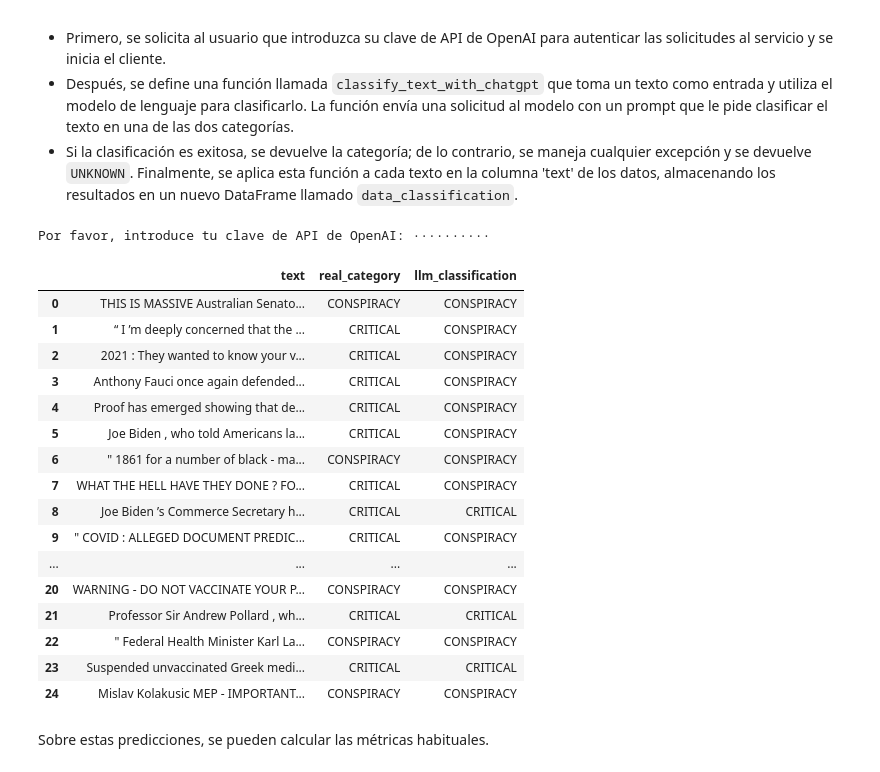
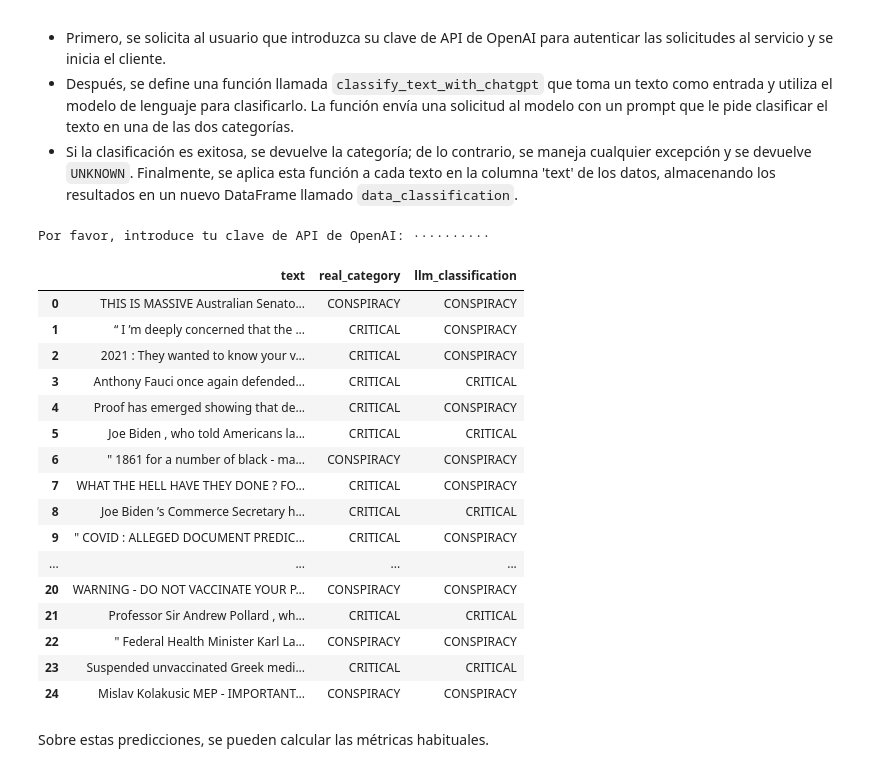
Before and after one commit to jgromero/dasoc-ap, a Jupyter notebook: conspiraciones/llms-conspiraciones.ipynb, the cells around one changed output. Cells and saved outputs as stored; diff of their text form; code cells hidden in the pictures.

```diff
--- a/conspiraciones/llms-conspiraciones.ipynb
+++ b/conspiraciones/llms-conspiraciones.ipynb
@@ -315,43 +315,43 @@ client = OpenAI(api_key=my_api_key)
 def classify_text_with_chatgpt(text):
     try:
         response = client.chat.completions.create(
-            model="gpt-5.2",
+            model="gpt-4o-mini",
             messages=[{
                 "role": "developer",
                 "content": f"Classify the following text as CONSPIRACY or CRITICAL: {text}. Ensure that you use exactly and only one of these two labels!"}]
         )
         classification = response.choices[0].message.content.strip()
         return classification
     except Exception as e:
         print(f"Error while classifying the text '{text}': {e}")
         return "UNKNOWN"
 
 # Aplicar clasificación a cada texto en la columna 'text'
 # (limitado a los `limit` primeros mensajes)
 classifications = []
 limit = 25
 
 for text in tqdm(data['text'][:limit], desc="Classifying texts"):
     classification = classify_text_with_chatgpt(text)
     classifications.append(classification)
 
 # Crear DataFrame con los resultados
 data_classification = pd.DataFrame({
     'text': data['text'][:limit],
     'real_category': data['category'][:limit],
     'llm_classification': classifications
 })
 
 data_classification
 # %% [output]
 Por favor, introduce tu clave de API de OpenAI: ··········
 |  | text | real_category | llm_classification |
 | 0 | THIS IS MASSIVE Australian Senato... | CONSPIRACY | CONSPIRACY |
 | 1 | “ I ’m deeply concerned that the ... | CRITICAL | CONSPIRACY |
 | 2 | 2021 : They wanted to know your v... | CRITICAL | CONSPIRACY |
-| 3 | Anthony Fauci once again defended... | CRITICAL | CONSPIRACY |
+| 3 | Anthony Fauci once again defended... | CRITICAL | CRITICAL |
 | 4 | Proof has emerged showing that de... | CRITICAL | CONSPIRACY |
-| 5 | Joe Biden , who told Americans la... | CRITICAL | CONSPIRACY |
+| 5 | Joe Biden , who told Americans la... | CRITICAL | CRITICAL |
 | 6 | " 1861 for a number of black - ma... | CONSPIRACY | CONSPIRACY |
 | 7 | WHAT THE HELL HAVE THEY DONE ? FO... | CRITICAL | CONSPIRACY |
 | 8 | Joe Biden ’s Commerce Secretary h... | CRITICAL | CRITICAL |
```
Also changed, not shown: parts of 1 cell of this notebook, 1 other file.
